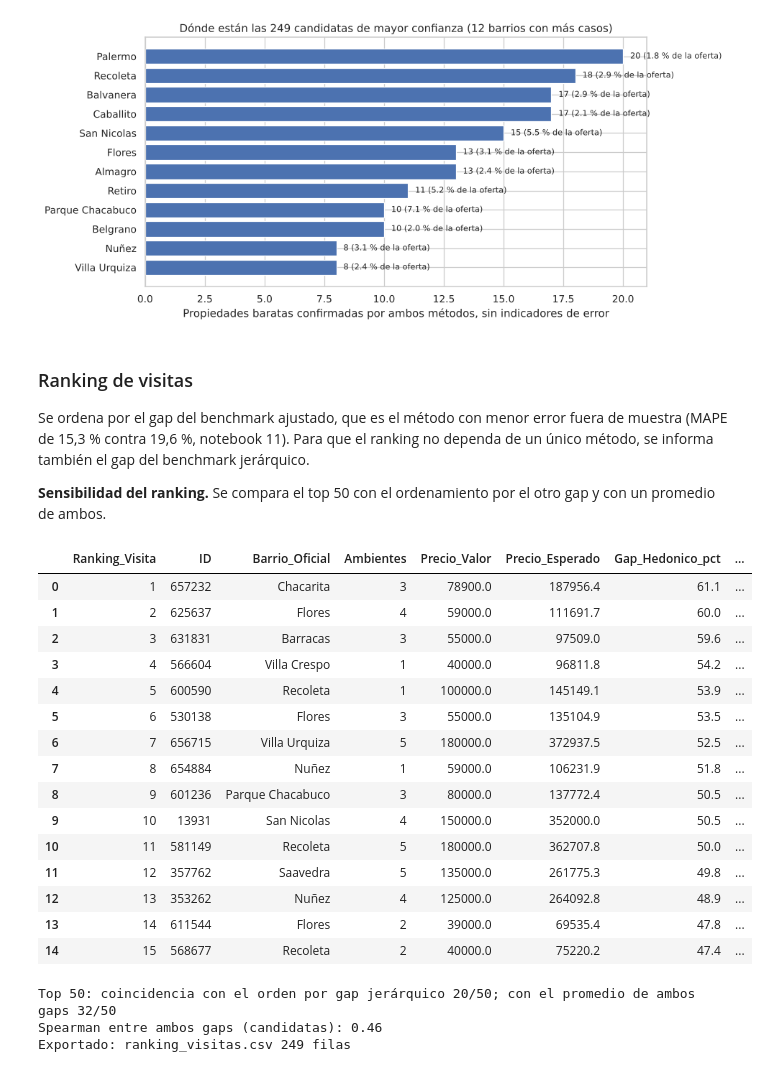
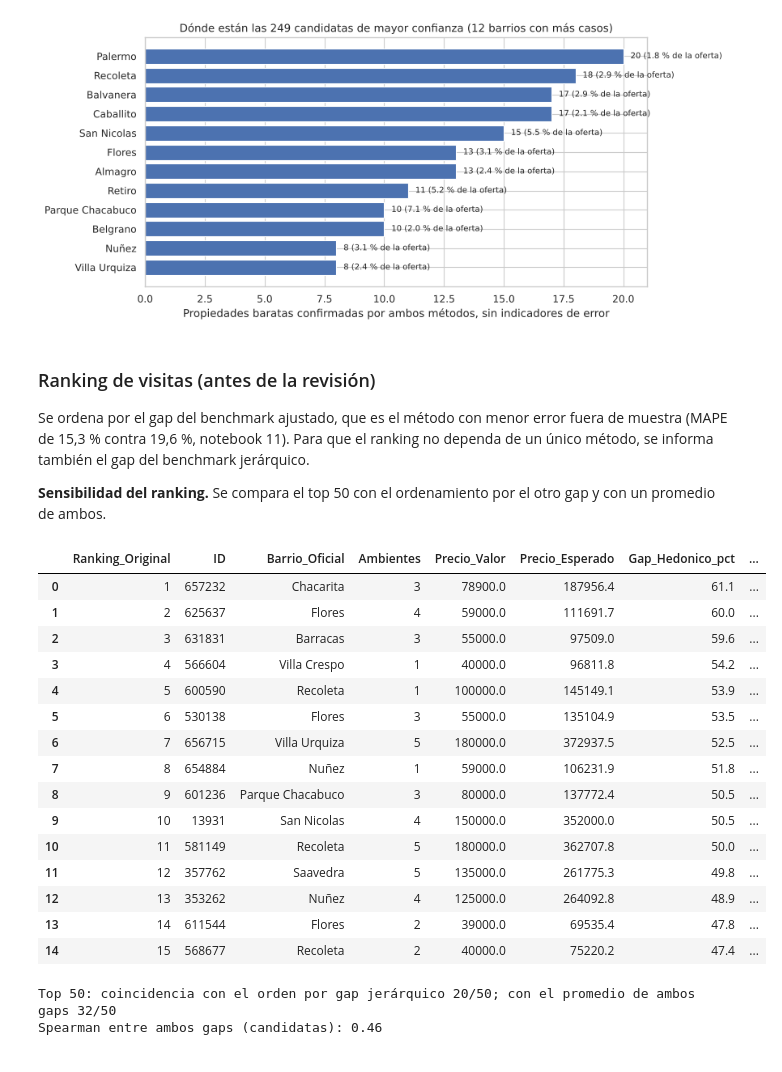
Before and after one commit to DTosoratti/tp-analitica-descriptiva-real-estate, a Jupyter notebook: notebooks/09_resultados_recomendaciones.ipynb, the cells around one changed output. Drawn from its saved outputs; the diff is of its cells as text; code cells hidden in the pictures.

```diff
--- a/notebooks/09_resultados_recomendaciones.ipynb
+++ b/notebooks/09_resultados_recomendaciones.ipynb
@@ -59,14 +60,15 @@ dos condiciones siguientes:
 # %%
 cols_feat = ["ID", "Clasificacion_Oportunidad", "Estado_Publicacion", "Precio_Valor",
              "Superficie_Homogeneizada_m2", "Ambientes", "Comuna", "Precio_Esperado",
-             "N_Comparables", "Nivel_Benchmark", "Link", "Titulo"]
+             "N_Comparables", "Nivel_Benchmark", "Link", "Titulo", "Descripcion",
+             "Barrio", "Direccion", "Latitud", "Longitud"]
 op = ajust.merge(feat[cols_feat], on="ID", how="left")
 
 resumen = pd.crosstab(op["Categoria_Doble"], op["Clasificacion_Oportunidad"], margins=True)
 display(resumen)
 
 alta = op[op["Categoria_Doble"].eq("Confirmada_por_ambos") & op["Clasificacion_Oportunidad"].eq("Barata")].copy()
-print("Candidatas de mayor confianza:", len(alta))
+print("Candidatas automáticas (antes de la revisión de la sección 1.1):", len(alta))
 # %% [output]
 | Clasificacion_Oportunidad | Barata | Barata_requiere_verificacion | Precio_de_mercado | All |
 | Categoria_Doble |  |  |  |  |
@@ -136,7 +138,7 @@ plt.show()
 | Nuñez | 8 | 36.3 | 117500.0 | 3.1 |
 [figure]
 # %% [markdown]
-### Ranking de visitas
+### Ranking de visitas (antes de la revisión)
 
 Se ordena por el gap del benchmark ajustado, que es el método con menor error
 fuera de muestra (MAPE de 15,3 % contra 19,6 %, notebook 11). Para que el
@@ -147,24 +149,20 @@ jerárquico.
 otro gap y con un promedio de ambos.
 # %%
 alta = alta.sort_values("Gap_Hedonico_pct", ascending=False).reset_index(drop=True)
-alta["Ranking_Visita"] = np.arange(1, len(alta) + 1)
-cols = ["Ranking_Visita", "ID", "Barrio_Oficial", "Ambientes", "Precio_Valor", "Precio_Esperado",
+alta["Ranking_Original"] = np.arange(1, len(alta) + 1)
+cols = ["ID", "Barrio_Oficial", "Ambientes", "Precio_Valor", "Precio_Esperado",
         "Gap_Hedonico_pct", "Gap_Benchmark_pct", "N_Comparables", "Estado_Publicacion"]
-display(alta[cols].head(15).round(1))
+display(alta[["Ranking_Original"] + cols].head(15).round(1))
 
 top_h = set(alta.nlargest(50, "Gap_Hedonico_pct")["ID"])
 top_b = set(alta.nlargest(50, "Gap_Benchmark_pct")["ID"])
 top_m = set(alta.assign(m=(alta["Gap_Hedonico_pct"] + alta["Gap_Benchmark_pct"]) / 2).nlargest(50, "m")["ID"])
 print(f"Top 50: coincidencia con el orden por gap jerárquico {len(top_h & top_b)}/50; "
       f"con el promedio de ambos gaps {len(top_h & top_m)}/50")
 print("Spearman entre ambos gaps (candidatas):",
       round(stats.spearmanr(alta["Gap_Hedonico_pct"], alta["Gap_Benchmark_pct"])[0], 2))
-
-ruta = PROCESSED_DIR / "ranking_visitas.csv"
-alta[cols + ["Superficie_Homogeneizada_m2", "Comuna", "Link", "Titulo"]].to_csv(ruta, index=False, encoding="utf-8-sig")
-print("Exportado:", ruta.name, len(alta), "filas")
 # %% [output]
-|  | Ranking_Visita | ID | Barrio_Oficial | Ambientes | Precio_Valor | Precio_Esperado | Gap_Hedonico_pct | ... |
+|  | Ranking_Original | ID | Barrio_Oficial | Ambientes | Precio_Valor | Precio_Esperado | Gap_Hedonico_pct | ... |
 | 0 | 1 | 657232 | Chacarita | 3 | 78900.0 | 187956.4 | 61.1 | ... |
 | 1 | 2 | 625637 | Flores | 4 | 59000.0 | 111691.7 | 60.0 | ... |
 | 2 | 3 | 631831 | Barracas | 3 | 55000.0 | 97509.0 | 59.6 | ... |
@@ -182,4 +180,3 @@ print("Exportado:", ruta.name, len(alta), "filas")
 | 14 | 15 | 568677 | Recoleta | 2 | 40000.0 | 75220.2 | 47.4 | ... |
 Top 50: coincidencia con el orden por gap jerárquico 20/50; con el promedio de ambos gaps 32/50
 Spearman entre ambos gaps (candidatas): 0.46
-Exportado: ranking_visitas.csv 249 filas
```
Also changed, not shown: parts of 13 cells of this notebook, 27 other files.
